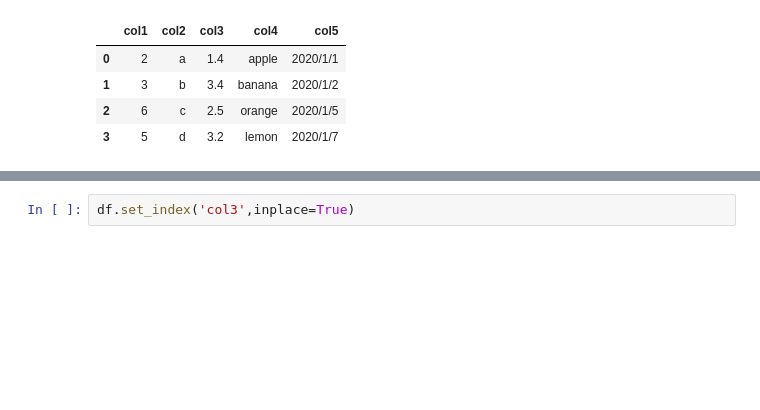
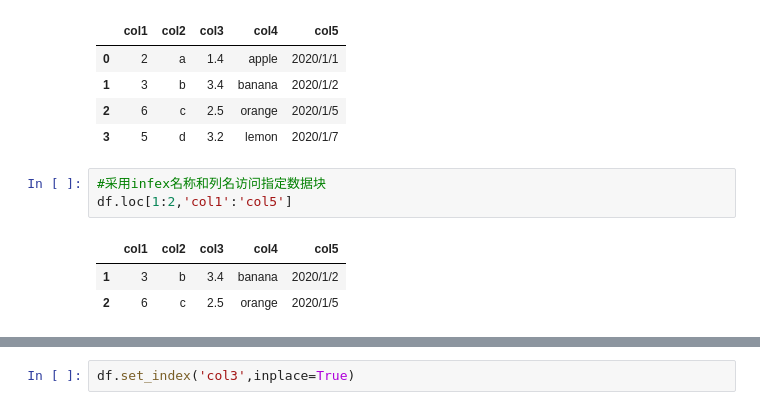
Before and after one commit to nanjingrjb/joyful-pandas, a Jupyter notebook: notebook/第二章 pandas基础.ipynb, the cells around one changed output, grey strips where cells are left out. Cells and saved outputs as stored; diff of their text form; blank space fills up the shorter version.

```diff
--- a/notebook/第二章 pandas基础.ipynb
+++ b/notebook/第二章 pandas基础.ipynb
@@ -32,3 +85,10 @@ df
 | 1 | 3 | b | 3.4 | banana | 2020/1/2 |
 | 2 | 6 | c | 2.5 | orange | 2020/1/5 |
 | 3 | 5 | d | 3.2 | lemon | 2020/1/7 |
+# %%
+#采用infex名称和列名访问指定数据块
+df.loc[1:2,'col1':'col5']
+# %% [output]
+|  | col1 | col2 | col3 | col4 | col5 |
+| 1 | 3 | b | 3.4 | banana | 2020/1/2 |
+| 2 | 6 | c | 2.5 | orange | 2020/1/5 |
```
Also changed, not shown: parts of 47 cells of this notebook.
